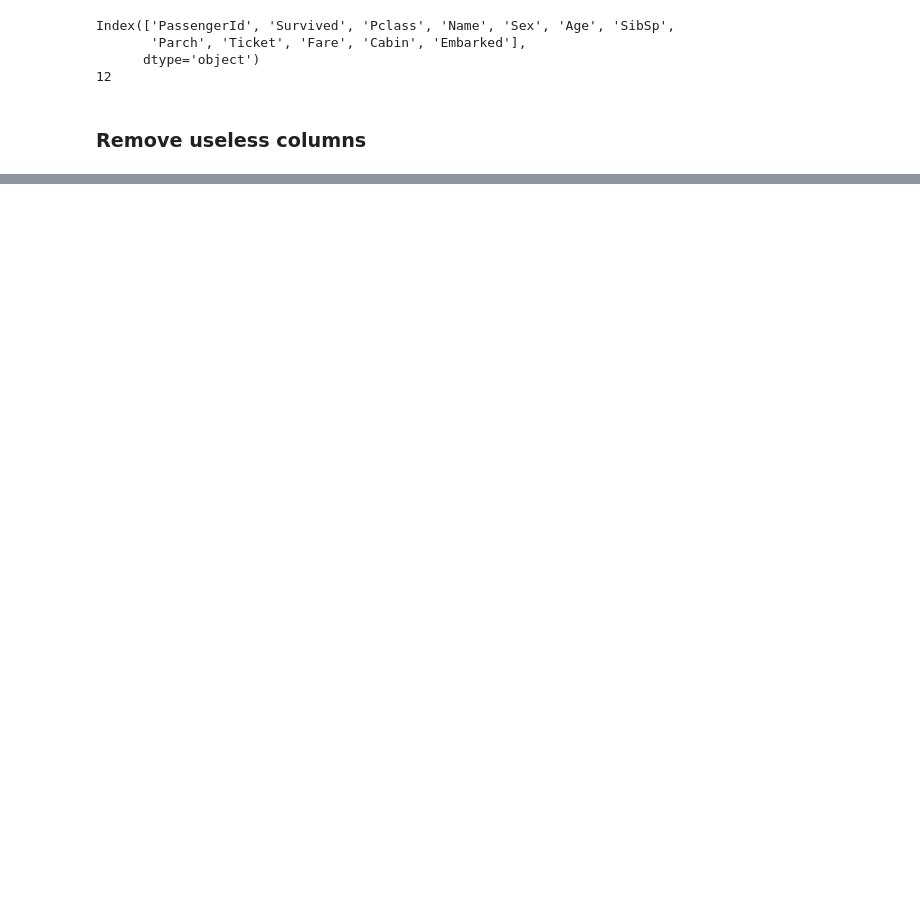
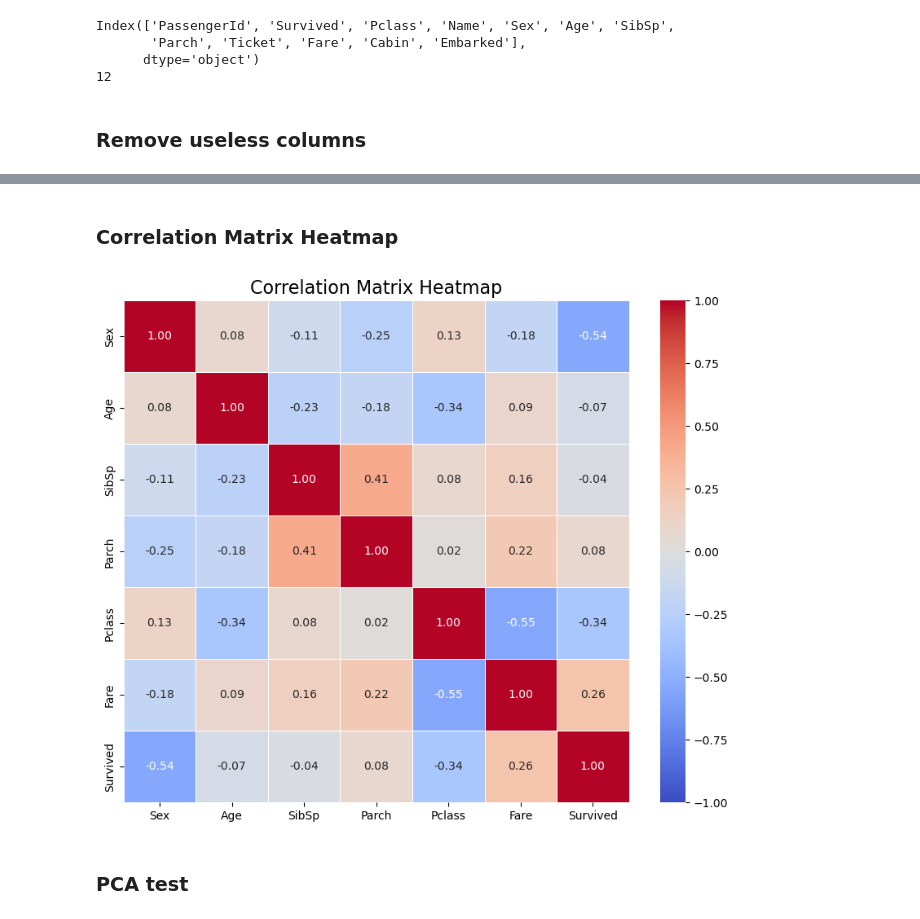
Before and after one commit to aliasadi04/titanic, a Jupyter notebook: code.ipynb, the cells around one changed output, grey strips where cells are left out. Cells and saved outputs as stored; diff of their text form; code cells hidden in the pictures; blank space fills up the shorter version.

```diff
--- a/code.ipynb
+++ b/code.ipynb
@@ -106,0 +155,25 @@ TypeError: 'value' must be an instance of str or bytes, not a float
+# %% [markdown]
+### Correlation Matrix Heatmap
+# %%
+correlation_matrix = refined_data.corr()
+
+plt.figure(figsize=(10, 8))
+
+sb.heatmap(
+    correlation_matrix,
+    annot=True,
+    fmt=".2f",
+    cmap="coolwarm",
+    vmin=-1, vmax=1,
+    linewidths=0.5,
+)
+
+
+plt.title("Correlation Matrix Heatmap", fontsize=16)
+
+
+plt.show()
+# %% [output]
+[figure, added]
+# %% [markdown]
+### PCA test
```
Also changed, not shown: parts of 17 cells of this notebook.
